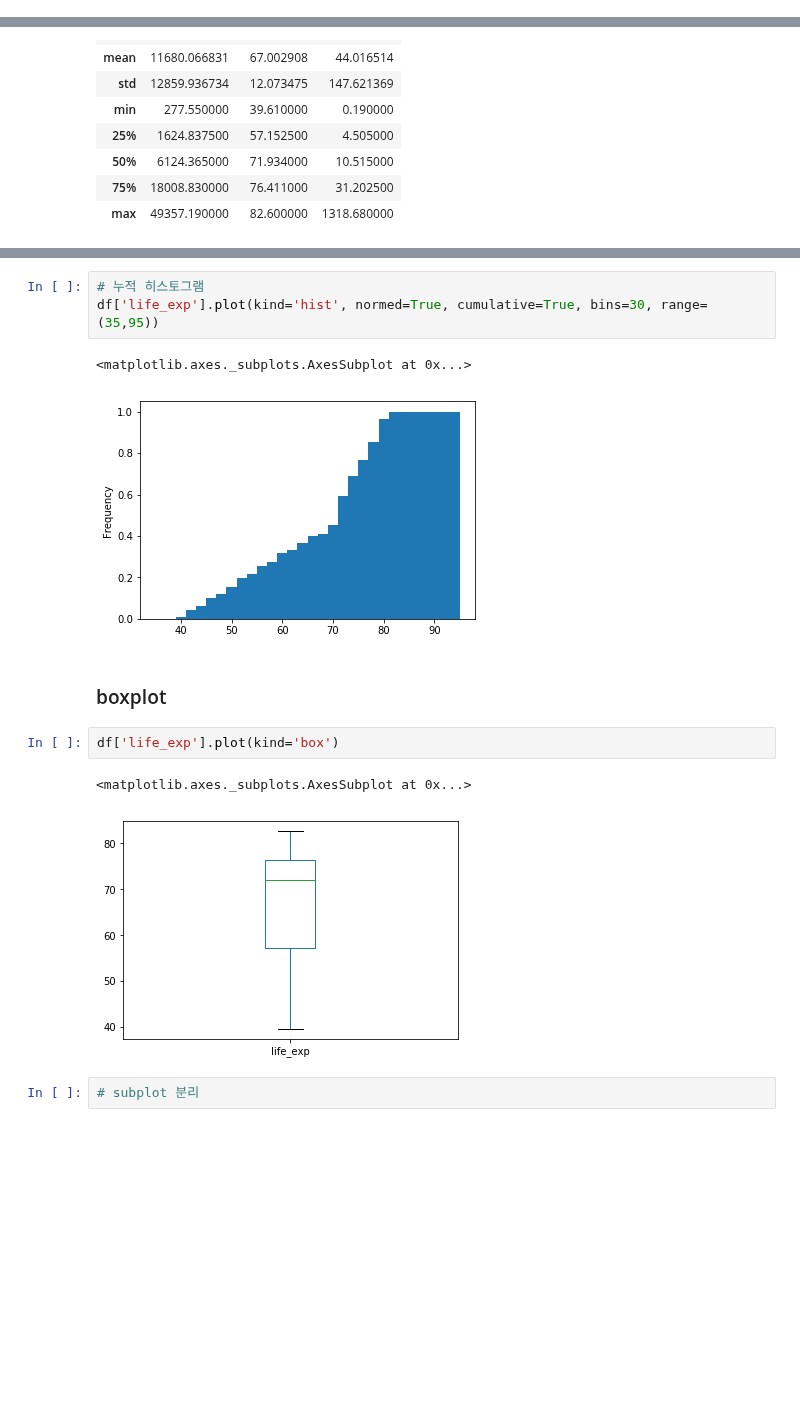
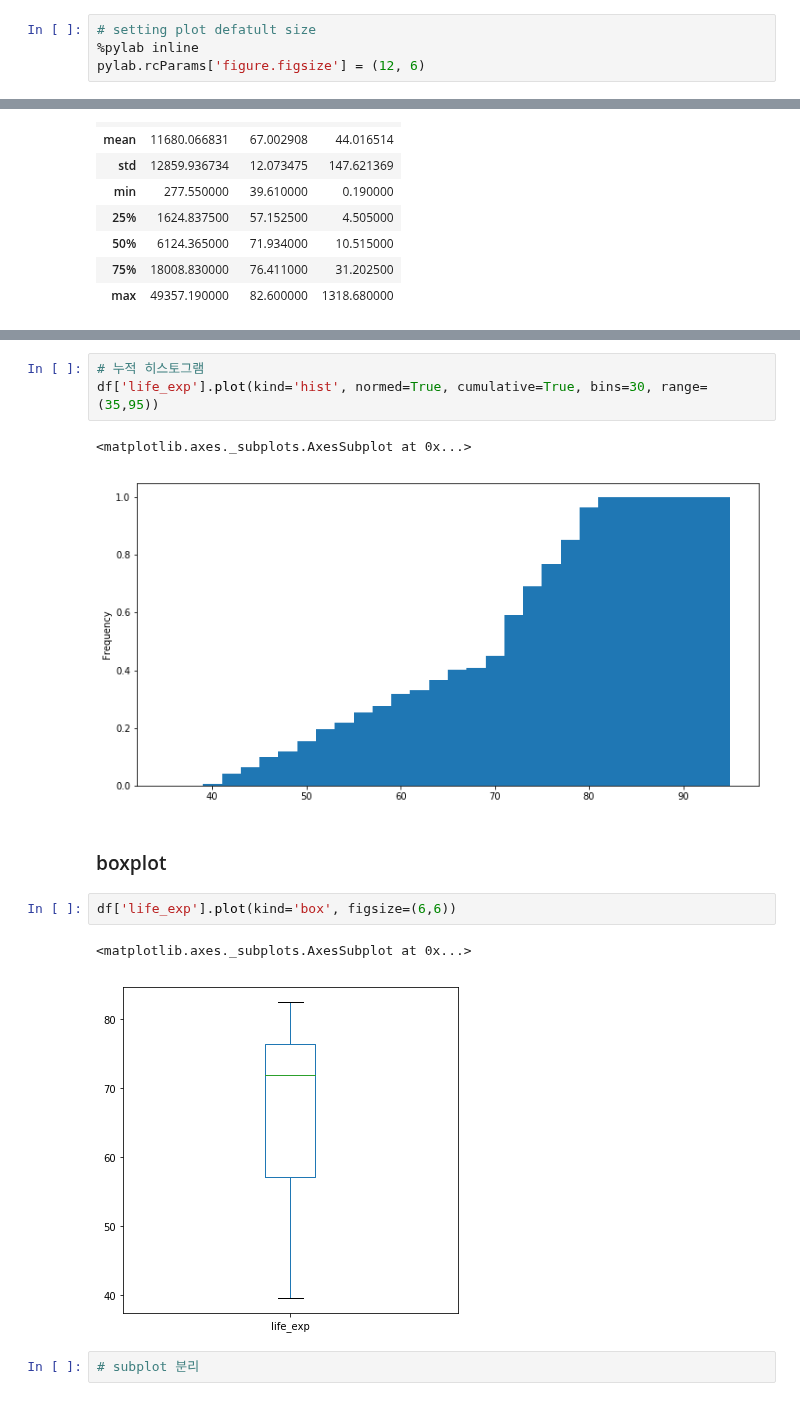
Before and after one commit to woosa7/PythonDataAnalytics, a Jupyter notebook: pystudy/DataCamp05.ipynb, the cells around one changed output, grey strips where cells are left out. Cells and saved outputs as stored; diff of their text form; blank space fills up the shorter version.

```diff
--- a/pystudy/DataCamp05.ipynb
+++ b/pystudy/DataCamp05.ipynb
@@ -6,3 +6,7 @@ import numpy as np
 # %%
 %matplotlib inline
 import matplotlib.pyplot as plt
+# %%
+# setting plot defatult size
+%pylab inline
+pylab.rcParams['figure.figsize'] = (12, 6)
@@ -223,14 +229,14 @@ df['life_exp'].plot(kind='hist', normed=True, bins=30)
 df['life_exp'].plot(kind='hist', normed=True, cumulative=True, bins=30, range=(35,95))
 # %% [output]
 <matplotlib.axes._subplots.AxesSubplot at 0x...>
-[figure, old version]
+[figure, new version]
 # %% [markdown]
 ### boxplot
 # %%
-df['life_exp'].plot(kind='box')
+df['life_exp'].plot(kind='box', figsize=(6,6))
 # %% [output]
 <matplotlib.axes._subplots.AxesSubplot at 0x...>
-[figure, old version]
+[figure, new version]
 # %%
 # subplot 분리
 # %%
```
Also changed, not shown: parts of 14 cells of this notebook, 4 other files.
